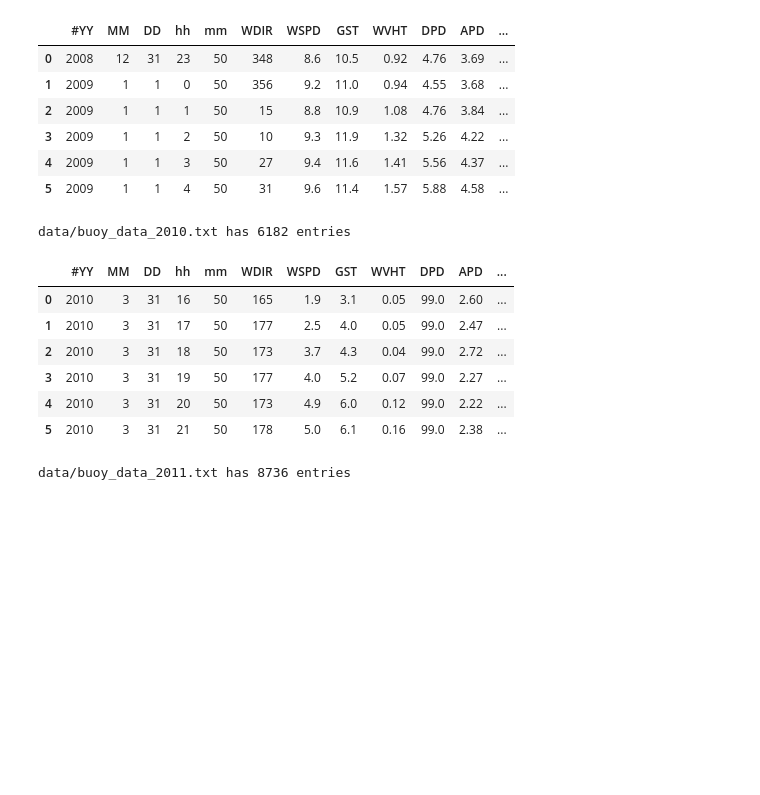
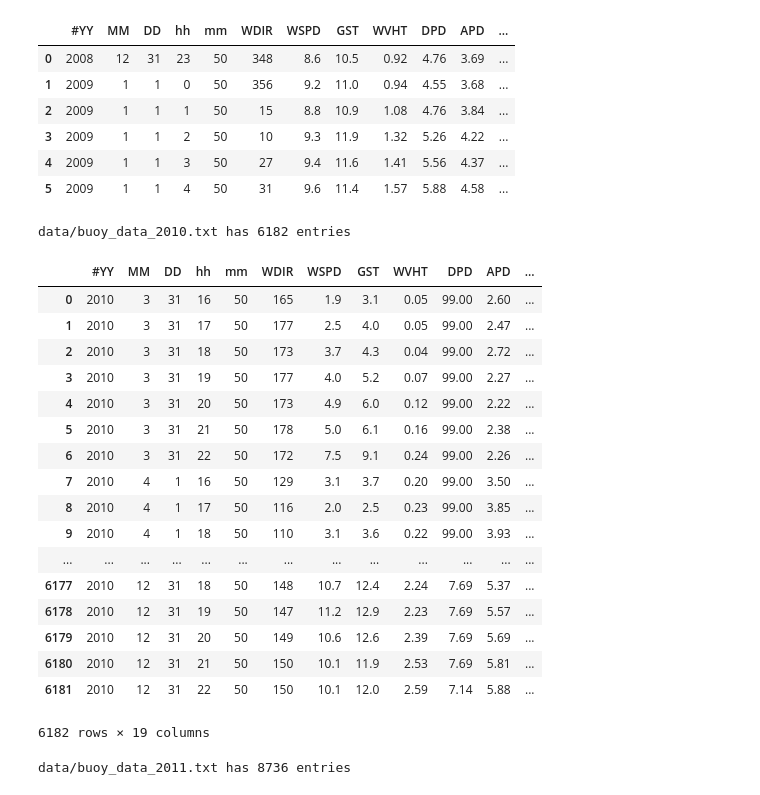
Before and after one commit to jxfischer/buoy-data-analysis, a Jupyter notebook: Pandas_Experiment_Pre-Final.ipynb, the cells around one changed output. Drawn from its saved outputs; the diff is of its cells as text; code cells hidden in the pictures; blank space fills up the shorter version.

```diff
--- a/Pandas_Experiment_Pre-Final.ipynb
+++ b/Pandas_Experiment_Pre-Final.ipynb
@@ -149,16 +192,27 @@ data/buoy_data_2009.txt has 6649 entries
 | 5 | 2009 | 1 | 1 | 4 | 50 | 31 | 9.6 | 11.4 | 1.57 | 5.88 | 4.58 | ... |
 # %%
 df2010 = read_file('data/buoy_data_2010.txt', has_second_header=True) #allows you to a table for each year
-df2010.head(6)#allows you to print certain sections of the data0
+df2010#allows you to print certain sections of the data0
 # %% [output]
 data/buoy_data_2010.txt has 6182 entries
 |  | #YY | MM | DD | hh | mm | WDIR | WSPD | GST | WVHT | DPD | APD | ... |
-| 0 | 2010 | 3 | 31 | 16 | 50 | 165 | 1.9 | 3.1 | 0.05 | 99.0 | 2.60 | ... |
-| 1 | 2010 | 3 | 31 | 17 | 50 | 177 | 2.5 | 4.0 | 0.05 | 99.0 | 2.47 | ... |
-| 2 | 2010 | 3 | 31 | 18 | 50 | 173 | 3.7 | 4.3 | 0.04 | 99.0 | 2.72 | ... |
-| 3 | 2010 | 3 | 31 | 19 | 50 | 177 | 4.0 | 5.2 | 0.07 | 99.0 | 2.27 | ... |
-| 4 | 2010 | 3 | 31 | 20 | 50 | 173 | 4.9 | 6.0 | 0.12 | 99.0 | 2.22 | ... |
-| 5 | 2010 | 3 | 31 | 21 | 50 | 178 | 5.0 | 6.1 | 0.16 | 99.0 | 2.38 | ... |
+| 0 | 2010 | 3 | 31 | 16 | 50 | 165 | 1.9 | 3.1 | 0.05 | 99.00 | 2.60 | ... |
+| 1 | 2010 | 3 | 31 | 17 | 50 | 177 | 2.5 | 4.0 | 0.05 | 99.00 | 2.47 | ... |
+| 2 | 2010 | 3 | 31 | 18 | 50 | 173 | 3.7 | 4.3 | 0.04 | 99.00 | 2.72 | ... |
+| 3 | 2010 | 3 | 31 | 19 | 50 | 177 | 4.0 | 5.2 | 0.07 | 99.00 | 2.27 | ... |
+| 4 | 2010 | 3 | 31 | 20 | 50 | 173 | 4.9 | 6.0 | 0.12 | 99.00 | 2.22 | ... |
+| 5 | 2010 | 3 | 31 | 21 | 50 | 178 | 5.0 | 6.1 | 0.16 | 99.00 | 2.38 | ... |
+| 6 | 2010 | 3 | 31 | 22 | 50 | 172 | 7.5 | 9.1 | 0.24 | 99.00 | 2.26 | ... |
+| 7 | 2010 | 4 | 1 | 16 | 50 | 129 | 3.1 | 3.7 | 0.20 | 99.00 | 3.50 | ... |
+| 8 | 2010 | 4 | 1 | 17 | 50 | 116 | 2.0 | 2.5 | 0.23 | 99.00 | 3.85 | ... |
+| 9 | 2010 | 4 | 1 | 18 | 50 | 110 | 3.1 | 3.6 | 0.22 | 99.00 | 3.93 | ... |
+| ... | ... | ... | ... | ... | ... | ... | ... | ... | ... | ... | ... | ... |
+| 6177 | 2010 | 12 | 31 | 18 | 50 | 148 | 10.7 | 12.4 | 2.24 | 7.69 | 5.37 | ... |
+| 6178 | 2010 | 12 | 31 | 19 | 50 | 147 | 11.2 | 12.9 | 2.23 | 7.69 | 5.57 | ... |
+| 6179 | 2010 | 12 | 31 | 20 | 50 | 149 | 10.6 | 12.6 | 2.39 | 7.69 | 5.69 | ... |
+| 6180 | 2010 | 12 | 31 | 21 | 50 | 150 | 10.1 | 11.9 | 2.53 | 7.69 | 5.81 | ... |
+| 6181 | 2010 | 12 | 31 | 22 | 50 | 150 | 10.1 | 12.0 | 2.59 | 7.14 | 5.88 | ... |
+6182 rows × 19 columns
 # %%
 df2011 = read_file('data/buoy_data_2011.txt', has_second_header=True) #allows you to a table for each year
 df2011.head(6)#allows you to print certain sections of the data0
```
Also changed, not shown: parts of 7 cells of this notebook, 3 other files.
